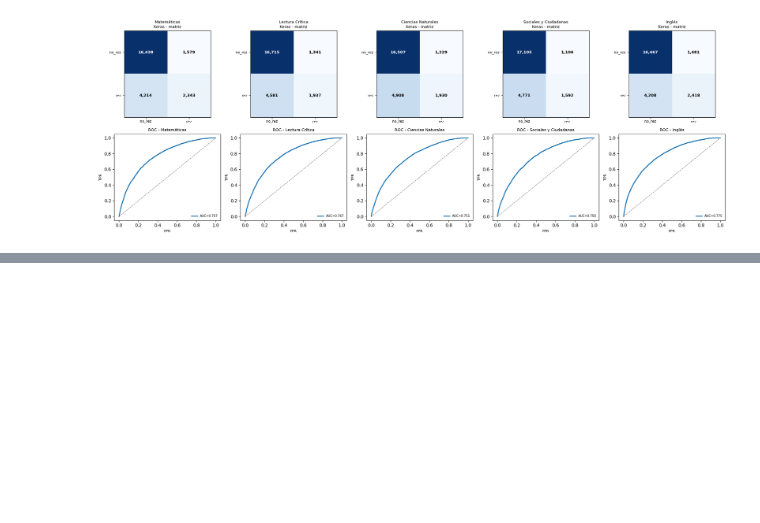
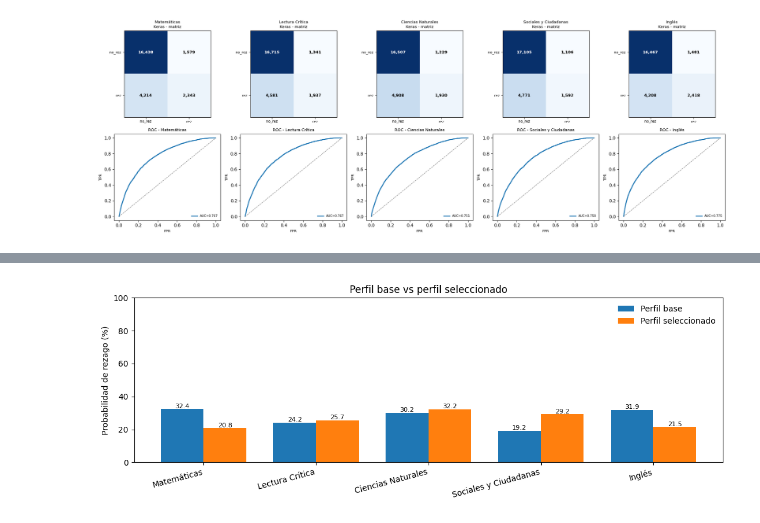
Before and after one commit to lrestrepoe/proyecto2-analitica, a Jupyter notebook: Modelo_Dani.ipynb, the cells around one changed output, grey strips where cells are left out. Drawn from its saved outputs; the diff is of its cells as text; code cells hidden in the pictures; blank space fills up the shorter version.

```diff
--- a/Modelo_Dani.ipynb
+++ b/Modelo_Dani.ipynb
@@ -985,0 +1442,19 @@ plt.show()
+# %%
+# Probabilidades del perfil base (estudiante promedio del departamento)
+resultado_base = predecir_rezago_perfil({}, prep=prep_dash, modelos=modelos_dash, meta=meta_dash)
+
+filas_comp = []
+for area in meta_dash["areas_modeladas"]:
+    nombre = area["area"]
+    p_base = resultado_base["probabilidades"][nombre] * 100
+    p_user = resultado_manual["probabilidades"][nombre] * 100
+    filas_comp.append({
+        "Área": nombre,
+        "Perfil base": f"{p_base:.1f}%",
+        "Perfil seleccionado": f"{p_user:.1f}%",
+        "Diferencia (pp)": round(p_user - p_base, 2),
+    })
+
+tabla_comp = pd.DataFrame(filas_comp)
+print("Comparacion perfil base vs perfil seleccionado:")
+print(tabla_comp.to_string(index=False))
@@ -985,0 +1469,26 @@ plt.show()
+# %%
+# Visualizacion: barras agrupadas base vs seleccionado
+fig, ax = plt.subplots(figsize=(11, 4))
+nombres = [a["area"] for a in meta_dash["areas_modeladas"]]
+p_base_vals = [resultado_base["probabilidades"][n] * 100 for n in nombres]
+p_user_vals = [resultado_manual["probabilidades"][n] * 100 for n in nombres]
+
+x = np.arange(len(nombres))
+w = 0.38
+ax.bar(x - w/2, p_base_vals, w, label="Perfil base")
+ax.bar(x + w/2, p_user_vals, w, label="Perfil seleccionado")
+
+for i, (vb, vu) in enumerate(zip(p_base_vals, p_user_vals)):
+    ax.text(i - w/2, vb + 0.6, f"{vb:.1f}", ha="center", fontsize=8)
+    ax.text(i + w/2, vu + 0.6, f"{vu:.1f}", ha="center", fontsize=8)
+
+ax.set_xticks(x)
+ax.set_xticklabels(nombres, rotation=15, ha="right")
+ax.set_ylabel("Probabilidad de rezago (%)")
+ax.set_title("Perfil base vs perfil seleccionado")
+ax.set_ylim(0, max(100, max(p_base_vals + p_user_vals) + 12))
+ax.legend(frameon=False)
+plt.tight_layout()
+plt.show()
+# %% [output]
+[figure, added]
```
Also changed, not shown: parts of 23 cells of this notebook, 14 other files.
